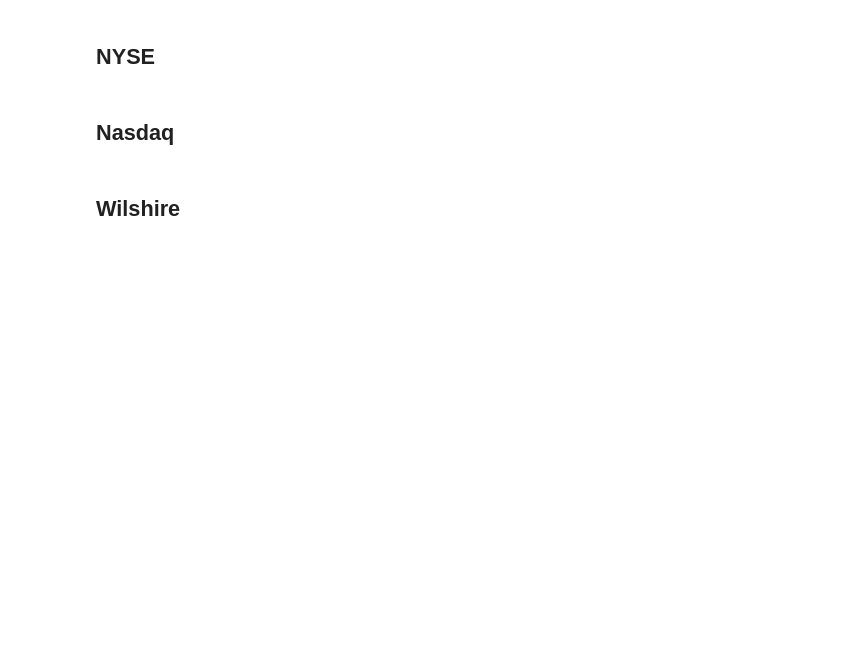
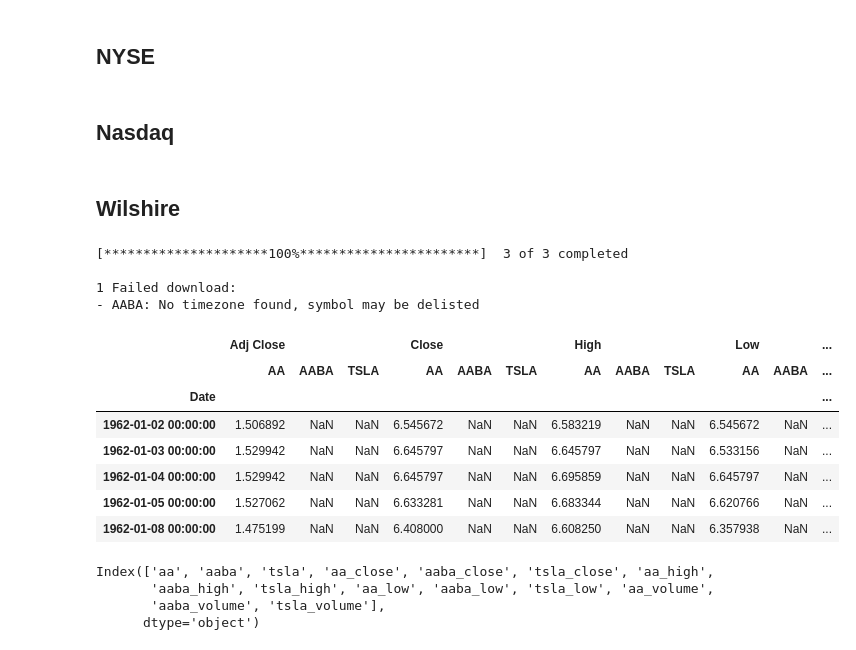
Before and after one commit to damiansp/marketModeling, a Jupyter notebook: notebooks/HMM.py.ipynb, the cells around one changed output. Drawn from its saved outputs; the diff is of its cells as text; code cells hidden in the pictures; blank space fills up the shorter version.

```diff
--- a/notebooks/HMM.py.ipynb
+++ b/notebooks/HMM.py.ipynb
@@ -474,0 +478,25 @@ for state in range(state_var.index.max() + 1):
+# %%
+symbols = ['AA', 'AABA', 'TSLA']
+data = yf.download(symbols, start='1962-01-01', end='2024-03-23').drop(columns='Open')
+data.head()
+# %% [output]
+[*********************100%***********************]  3 of 3 completed
+
+1 Failed download:
+- AABA: No timezone found, symbol may be delisted
+|  | Adj Close |  |  | Close |  |  | High |  |  | Low |  | ... |
+|  | AA | AABA | TSLA | AA | AABA | TSLA | AA | AABA | TSLA | AA | AABA | ... |
+| Date |  |  |  |  |  |  |  |  |  |  |  | ... |
+| 1962-01-02 00:00:00 | 1.506892 | NaN | NaN | 6.545672 | NaN | NaN | 6.583219 | NaN | NaN | 6.545672 | NaN | ... |
+| 1962-01-03 00:00:00 | 1.529942 | NaN | NaN | 6.645797 | NaN | NaN | 6.645797 | NaN | NaN | 6.533156 | NaN | ... |
+| 1962-01-04 00:00:00 | 1.529942 | NaN | NaN | 6.645797 | NaN | NaN | 6.695859 | NaN | NaN | 6.645797 | NaN | ... |
+| 1962-01-05 00:00:00 | 1.527062 | NaN | NaN | 6.633281 | NaN | NaN | 6.683344 | NaN | NaN | 6.620766 | NaN | ... |
+| 1962-01-08 00:00:00 | 1.475199 | NaN | NaN | 6.408000 | NaN | NaN | 6.608250 | NaN | NaN | 6.357938 | NaN | ... |
+# %%
+new_cols = data.columns.map(lambda t: f'{t[1]}_{t[0]}'.lower().replace('_adj close', ''))
+new_cols
+# %% [output]
+Index(['aa', 'aaba', 'tsla', 'aa_close', 'aaba_close', 'tsla_close', 'aa_high',
+       'aaba_high', 'tsla_high', 'aa_low', 'aaba_low', 'tsla_low', 'aa_volume',
+       'aaba_volume', 'tsla_volume'],
+      dtype='object')
```
Also changed, not shown: parts of 16 cells of this notebook, 19 other files.
